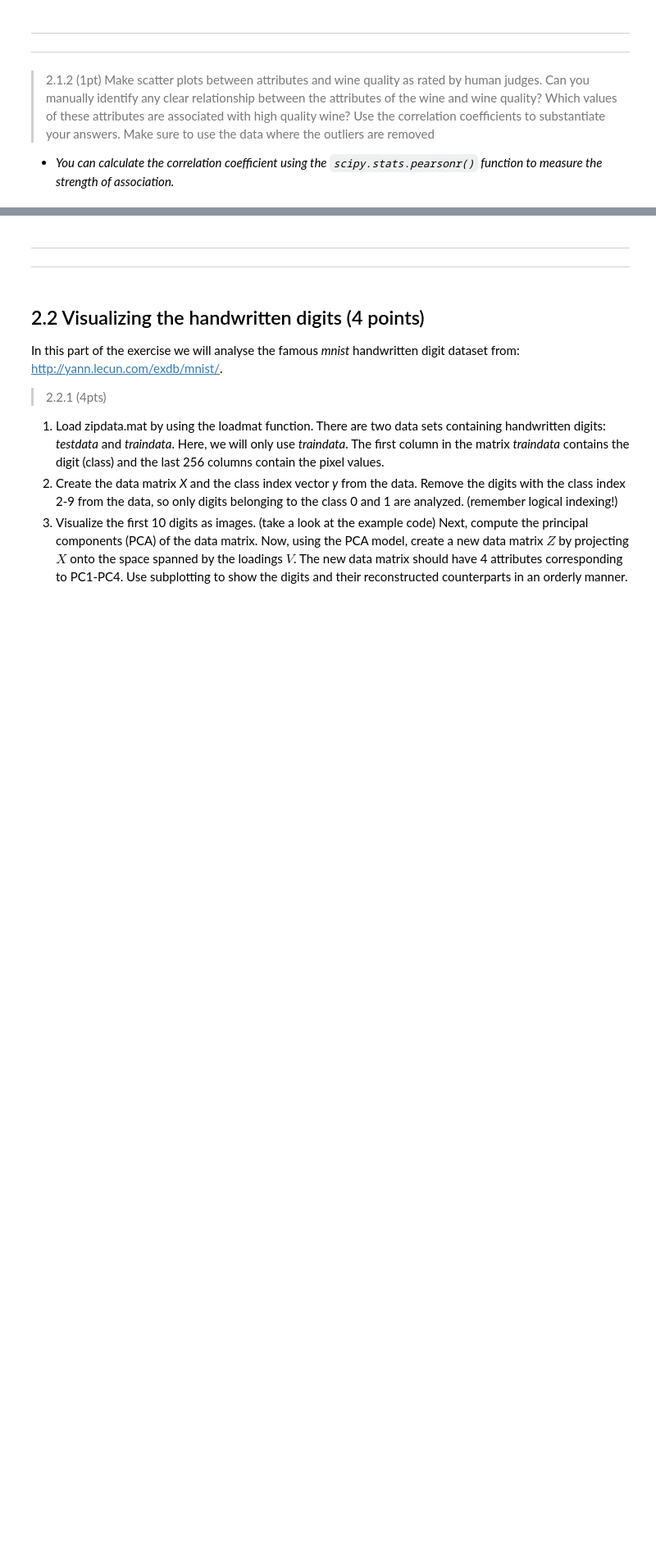
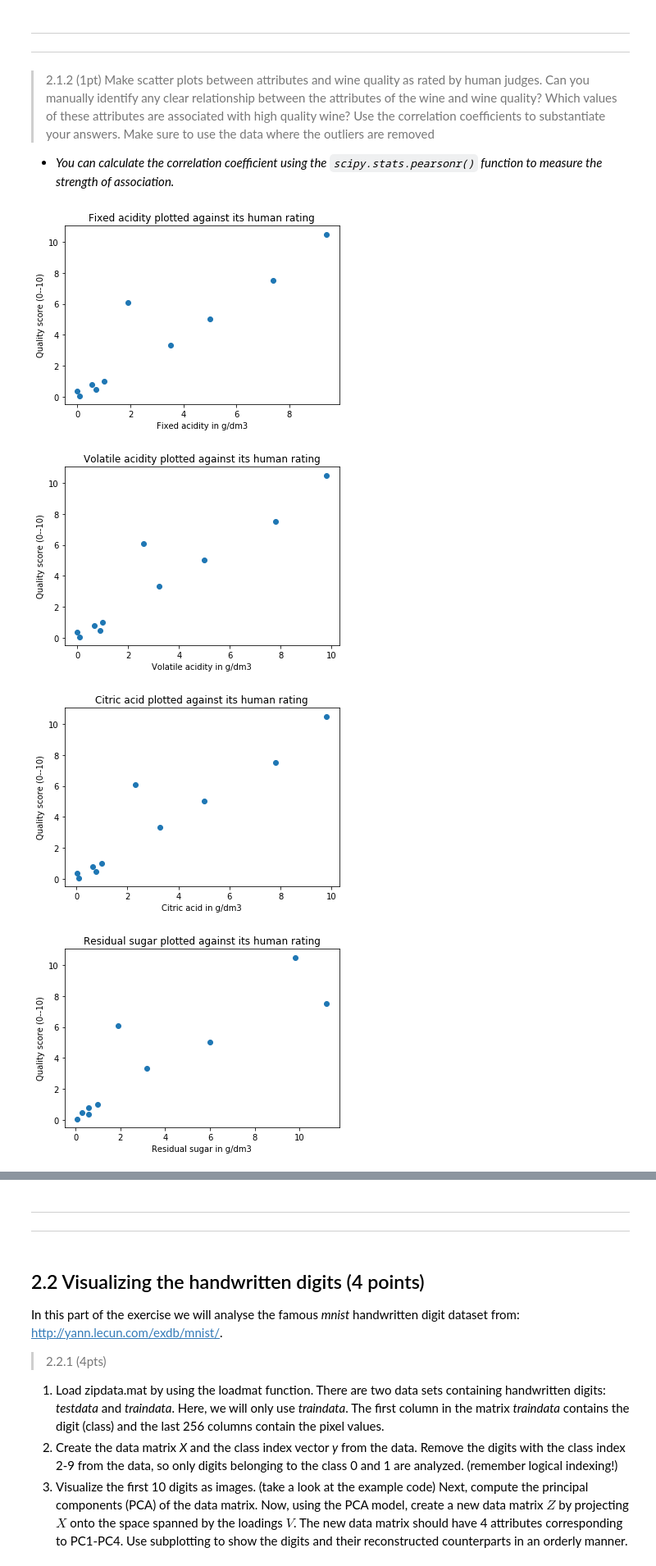
Before and after one commit to LennartPNL/DataMiningAssignments, a Jupyter notebook: Assignment_2/Assignment_2.ipynb, the cells around one changed output, grey strips where cells are left out. Shown: that part at 82% size. Cells and saved outputs as stored; diff of their text form; code cells hidden in the pictures; blank space fills up the shorter version.

```diff
--- a/Assignment_2/Assignment_2.ipynb
+++ b/Assignment_2/Assignment_2.ipynb
@@ -131,3 +188,15 @@ Why do we need to standardize the data after removing the outliers? Give the -st
 # %% [markdown]
 > 2.1.2 (1pt) Make scatter plots between attributes and wine quality as rated by human judges. Can you manually identify any clear relationship between the attributes of the wine and wine quality? Which values of these attributes are associated with high quality wine? Use the correlation coefficients to substantiate your answers. Make sure to use the data where the outliers are removed
 + *You can calculate the correlation coefficient using the `scipy.stats.pearsonr()` function to measure the strength of association.*
+# %%
+for i in range(11):
+    plt.scatter(removed_outliers[i], removed_outliers[11])
+    plt.title("{0} plotted against its human rating".format(attr_names[i]))
+    plt.xlabel("{0} in {1}".format(attr_names[i], units[i]))
+    plt.ylabel(attr_names[11])
+    plt.show()
+# %% [output]
+[figure, added]
+[figure, added]
+[figure, added]
+[figure, added]
```
Also changed, not shown: parts of 5 cells of this notebook.
